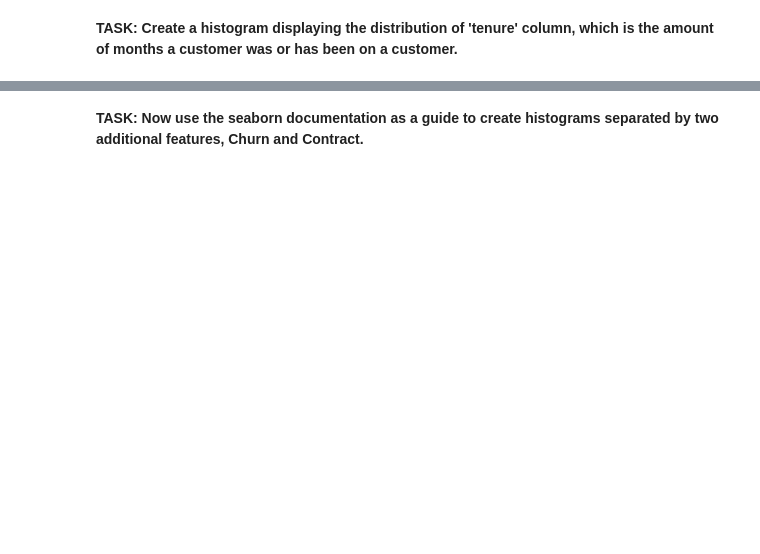
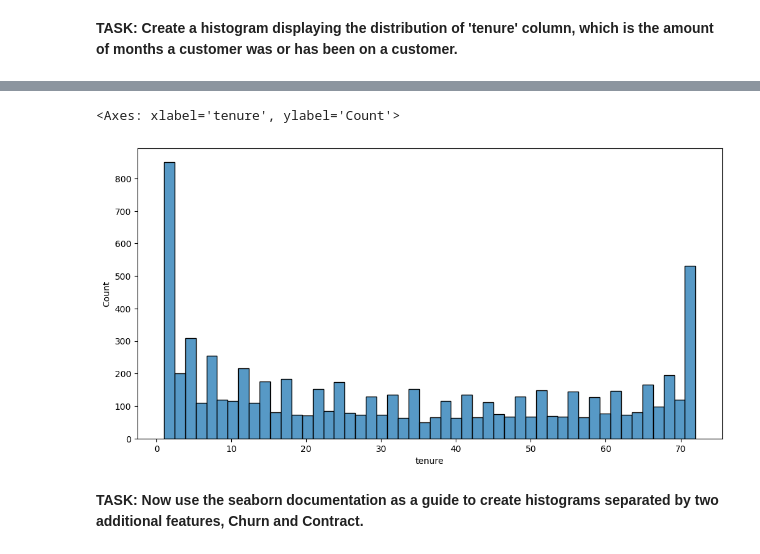
Before and after one commit to pgvv/DS-Projects, a Jupyter notebook: Tree Methods.ipynb, the cells around one changed output, grey strips where cells are left out. Saved outputs shown, nothing was run; the diff lists cells and outputs as text; code cells hidden in the pictures; blank space fills up the shorter version.

```diff
--- a/Tree Methods.ipynb
+++ b/Tree Methods.ipynb
@@ -197,2 +226,8 @@ array(['Month-to-month', 'One year', 'Two year'], dtype=object)
+# %%
+plt.figure(figsize=(12,6))
+sns.histplot(x= df.tenure, bins= 50)
+# %% [output]
+<Axes: xlabel='tenure', ylabel='Count'>
+[figure, added]
 # %% [markdown]
 **TASK: Now use the seaborn documentation as a guide to create histograms separated by two additional features, Churn and Contract.**
```
Also changed, not shown: parts of 74 cells of this notebook, 8 other files.
